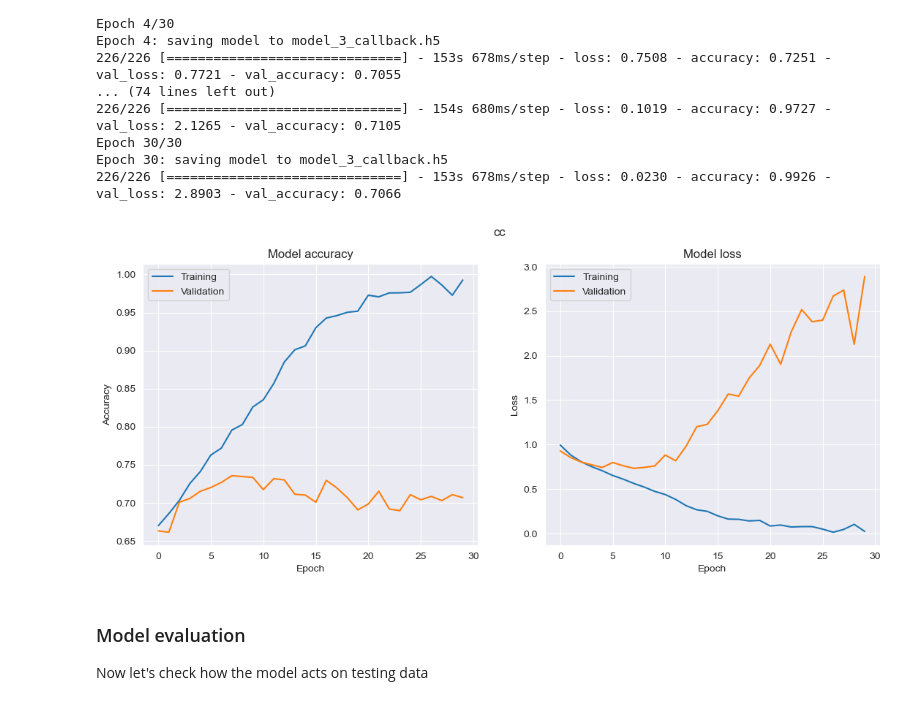
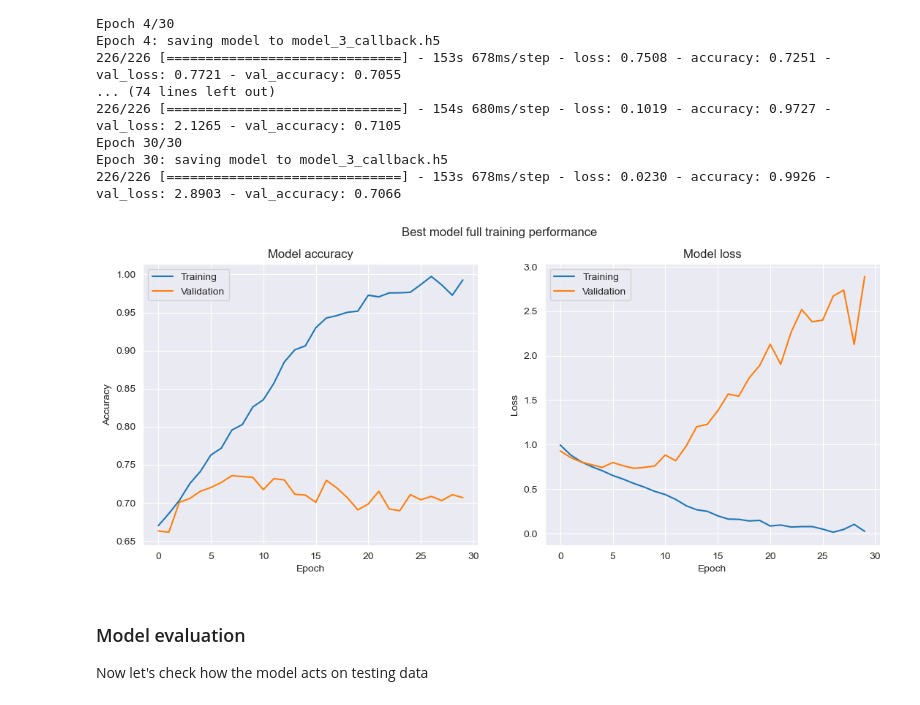
Before and after one commit to vroobelle93/04_skin_diseases, a Jupyter notebook: skin_diseases.ipynb, the cells around one changed output. Drawn from its saved outputs; the diff is of its cells as text; code cells hidden in the pictures.

```diff
--- a/skin_diseases.ipynb
+++ b/skin_diseases.ipynb
@@ -520,24 +520,24 @@ Epoch 30: saving model to model_3_callback.h5
 # %%
 fig, ax = plt.subplots(ncols=2, figsize=(13,5))
 
 ax[0].plot(history_3.history['accuracy'])
 ax[0].plot(history_3.history['val_accuracy'])
 ax[0].set_title('Model accuracy')
 ax[0].set_ylabel('Accuracy')
 ax[0].set_xlabel('Epoch')
 ax[0].legend(['Training', 'Validation'])
 
 ax[1].plot(history_3.history['loss'])
 ax[1].plot(history_3.history['val_loss'])
 ax[1].set_title('Model loss')
 ax[1].set_ylabel('Loss')
 ax[1].set_xlabel('Epoch')
 ax[1].legend(['Training', 'Validation'])
 
-plt.suptitle('cc')
+plt.suptitle('Best model full training performance')
 plt.show()
 # %% [output]
-[figure, old version]
+[figure, new version]
 # %% [markdown]
 ### Model evaluation
 Now let's check how the model acts on testing data
```
Also changed, not shown: parts of 1 cell of this notebook.
